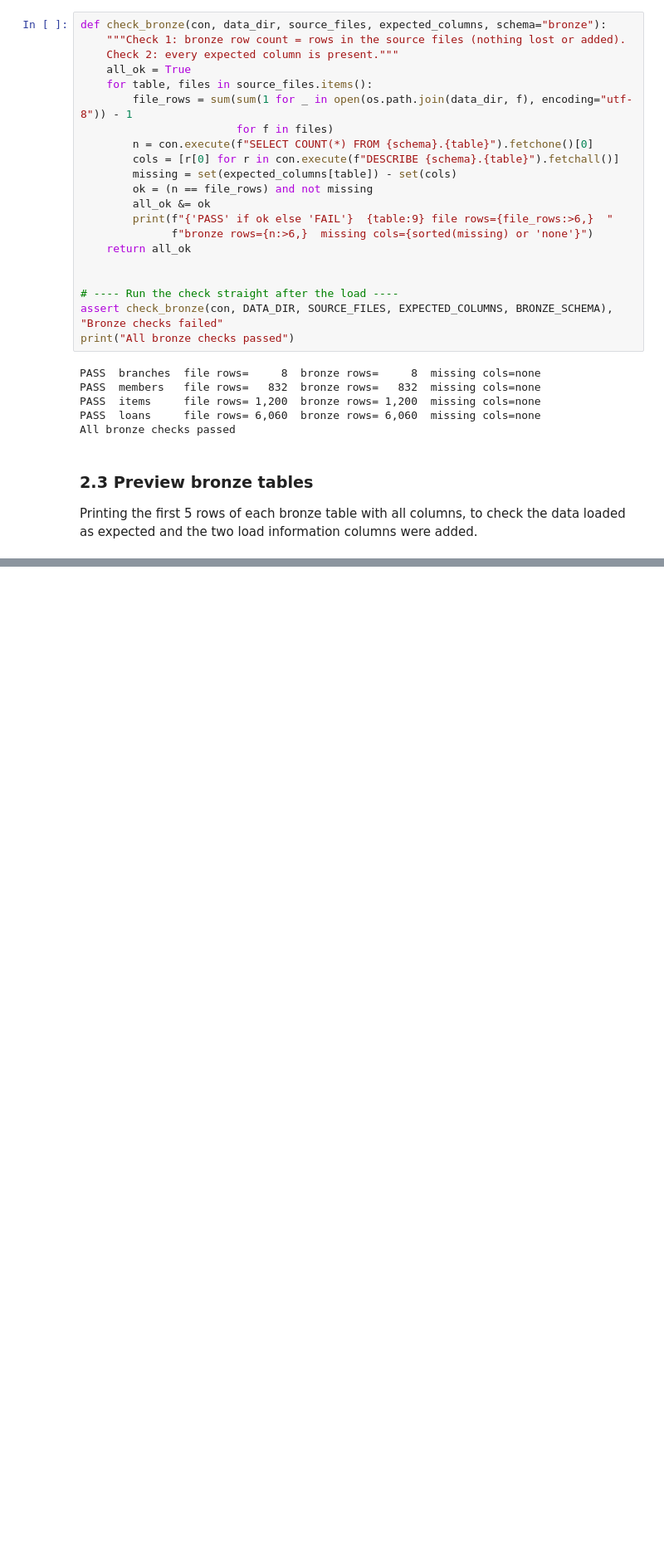
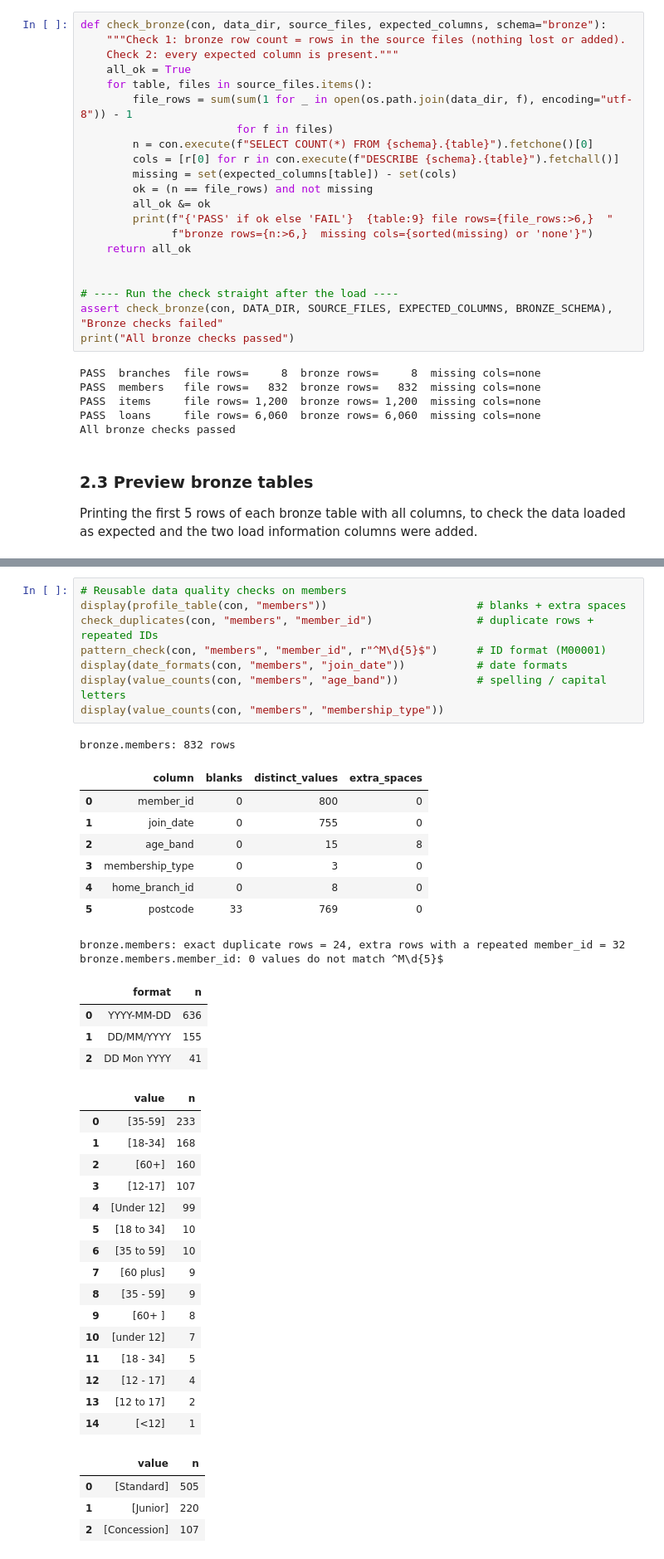
Before and after one commit to HuriyaAhmerr/5782076-AnalyticsEngineering, a Jupyter notebook: 5782076_library_pipeline.ipynb, the cells around one changed output, grey strips where cells are left out. Shown at 83% size. Drawn from its saved outputs; the diff is of its cells as text; blank space fills up the shorter version.

```diff
--- a/5782076_library_pipeline.ipynb
+++ b/5782076_library_pipeline.ipynb
@@ -806,0 +927,43 @@ display(con.sql("SELECT * FROM bronze.loans WHERE _source_file LIKE '%H2%' LIMIT
+# %%
+# Reusable data quality checks on members
+display(profile_table(con, "members"))                       # blanks + extra spaces
+check_duplicates(con, "members", "member_id")                # duplicate rows + repeated IDs
+pattern_check(con, "members", "member_id", r"^M\d{5}$")      # ID format (M00001)
+display(date_formats(con, "members", "join_date"))           # date formats
+display(value_counts(con, "members", "age_band"))            # spelling / capital letters
+display(value_counts(con, "members", "membership_type"))
+# %% [output]
+bronze.members: 832 rows
+|  | column | blanks | distinct_values | extra_spaces |
+| 0 | member_id | 0 | 800 | 0 |
+| 1 | join_date | 0 | 755 | 0 |
+| 2 | age_band | 0 | 15 | 8 |
+| 3 | membership_type | 0 | 3 | 0 |
+| 4 | home_branch_id | 0 | 8 | 0 |
+| 5 | postcode | 33 | 769 | 0 |
+bronze.members: exact duplicate rows = 24, extra rows with a repeated member_id = 32
+bronze.members.member_id: 0 values do not match ^M\d{5}$
+|  | format | n |
+| 0 | YYYY-MM-DD | 636 |
+| 1 | DD/MM/YYYY | 155 |
+| 2 | DD Mon YYYY | 41 |
+|  | value | n |
+| 0 | [35-59] | 233 |
+| 1 | [18-34] | 168 |
+| 2 | [60+] | 160 |
+| 3 | [12-17] | 107 |
+| 4 | [Under 12] | 99 |
+| 5 | [18 to 34] | 10 |
+| 6 | [35 to 59] | 10 |
+| 7 | [60 plus] | 9 |
+| 8 | [35 - 59] | 9 |
+| 9 | [60+ ] | 8 |
+| 10 | [under 12] | 7 |
+| 11 | [18 - 34] | 5 |
+| 12 | [12 - 17] | 4 |
+| 13 | [12 to 17] | 2 |
+| 14 | [<12] | 1 |
+|  | value | n |
+| 0 | [Standard] | 505 |
+| 1 | [Junior] | 220 |
+| 2 | [Concession] | 107 |
```
Also changed, not shown: parts of 11 cells of this notebook.
